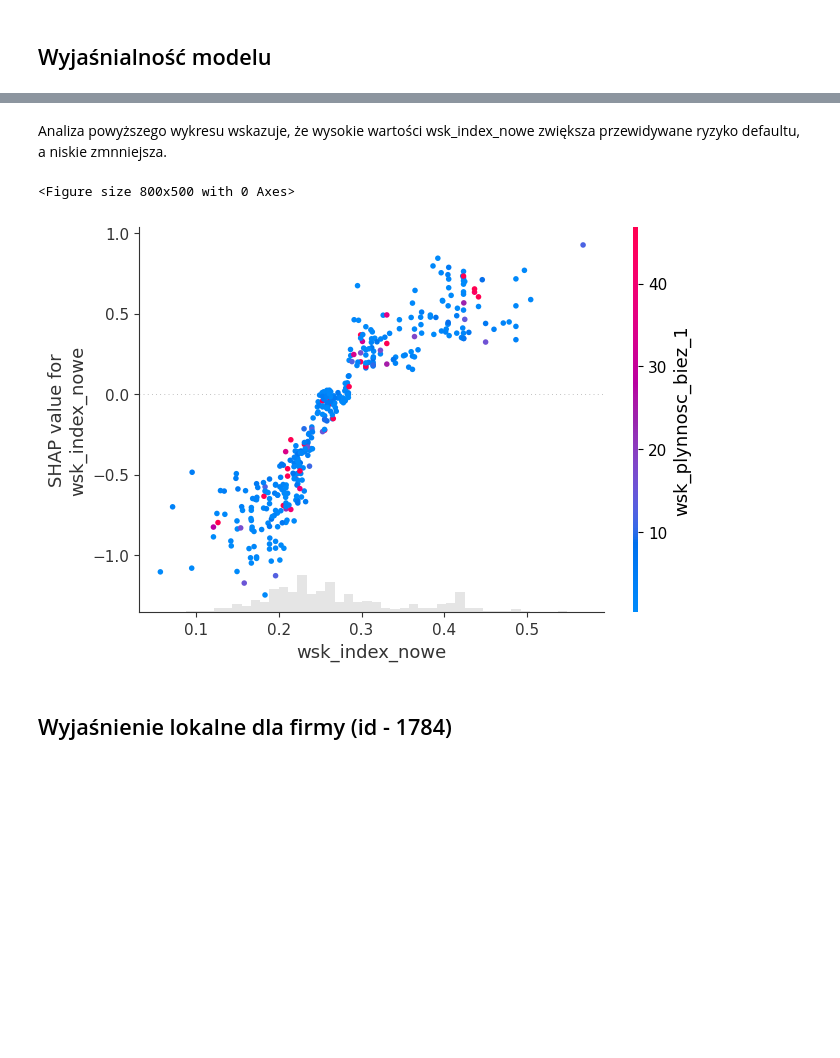
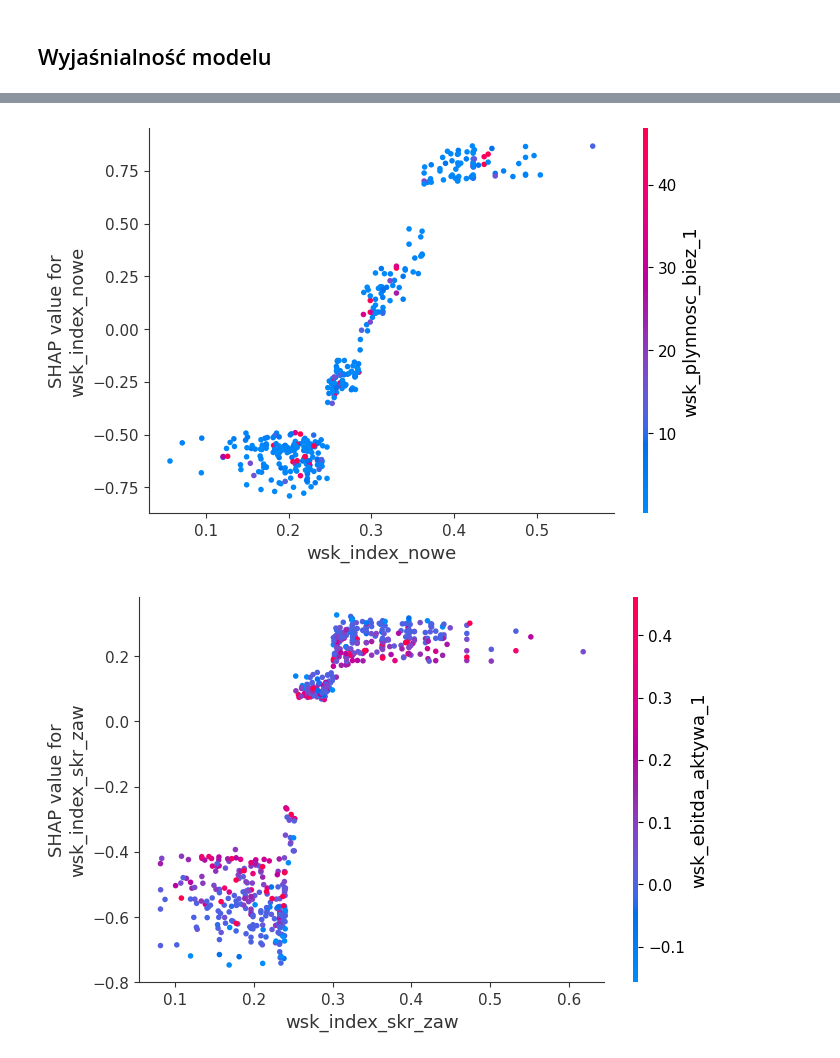
Before and after one commit to Egor332/IWUM_proj1, a Jupyter notebook: black_box_analysis.ipynb, the cells around one changed output, grey strips where cells are left out. Saved outputs shown, nothing was run; the diff lists cells and outputs as text; code cells hidden in the pictures; blank space fills up the shorter version.

```diff
--- a/black_box_analysis.ipynb
+++ b/black_box_analysis.ipynb
@@ -228,12 +341,0 @@ shap.plots.beeswarm(shap_values, max_display=10)
-# %% [markdown]
-Analiza powyższego wykresu wskazuje, że wysokie wartości wsk_index_nowe zwiększa przewidywane ryzyko defaultu, a niskie zmnniejsza.
-# %%
-# Wykres dla pierwszej najważniejszej cechy
-top_feature = clean_feature_names[np.abs(shap_values.values).mean(0).argmax()]
-plt.figure(figsize=(8, 5))
-shap.plots.scatter(shap_values[:, top_feature], color=shap_values)
-# %% [output]
-<Figure size 800x500 with 0 Axes>
-[figure, removed]
-# %% [markdown]
-## Wyjaśnienie lokalne dla firmy (id - 1784)
@@ -239,0 +344,6 @@ shap.plots.scatter(shap_values[:, top_feature], color=shap_values)
+# %%
+for feat in ["wsk_index_nowe", "wsk_index_skr_zaw", "Kapital_wlasny"]:
+    shap.dependence_plot(feat, shap_values.values, X_test_df, show=True)
+# %% [output]
+[figure, added]
+[figure, added]
```
Also changed, not shown: parts of 53 cells of this notebook.
